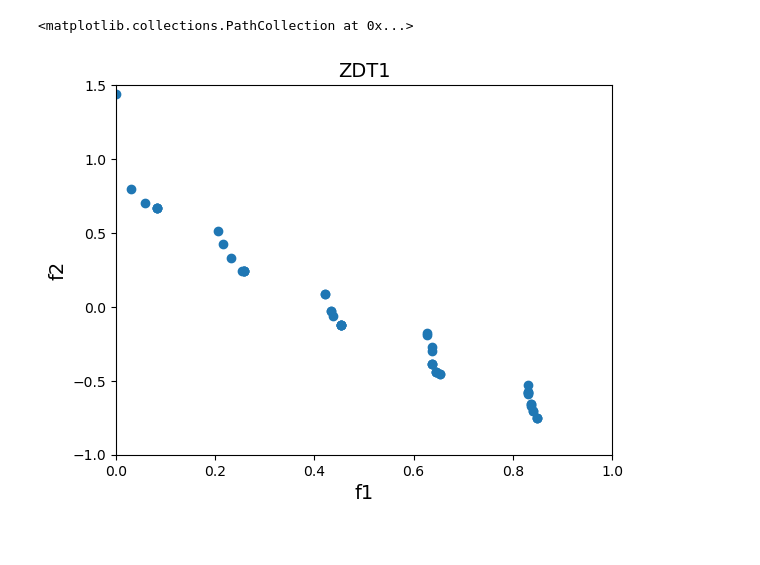
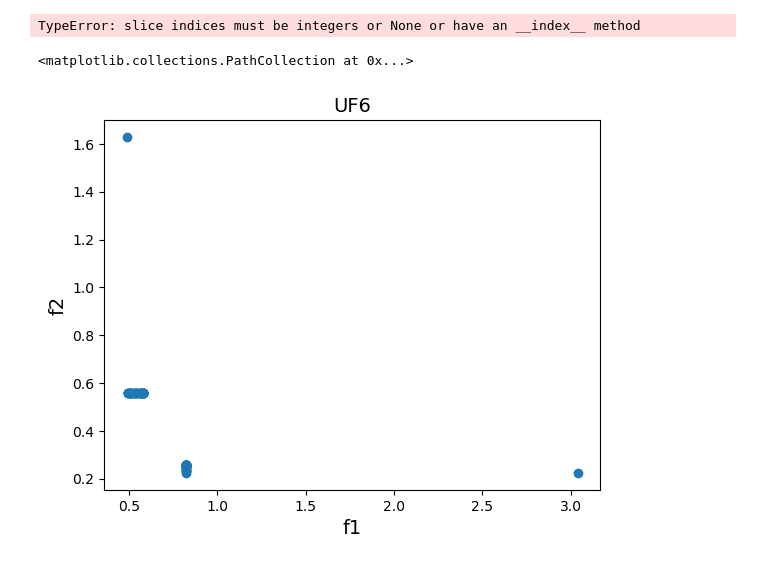
Before and after one commit to ando0831/MOEAD, a Jupyter notebook: test.ipynb, the cells around one changed output. Drawn from its saved outputs; the diff is of its cells as text; code cells hidden in the pictures.

```diff
--- a/test.ipynb
+++ b/test.ipynb
@@ -1,36 +1,46 @@
 # %%
 import numpy as np
+import random
 from MOEAD import MOEAD
-from Problem import ZDT1, ZDT3
+from Problem import ZDT1, ZDT2, ZDT3, ZDT4, UF6
 
-problem = ZDT3() # 問題
-pop_size = 50 # 個体数
-n_gen = 100 # 世代数
-n_var = 30 # 設計変数
+seed = 42 # seed
+np.random.seed(seed), random.seed(seed)
+n_var = 10 # 設計変数
+problem = UF6(n_var=n_var) # 問題
+pop_size = 1000 # 個体数
+n_gen = 10000 # 世代数
+n_neighbors = int(pop_size / 10)
 
 # 初期解
-population = [np.random.rand(n_var) for _ in range(pop_size)]
+population = problem.generate_pop(pop_size)
+#print(population)
 
-res = MOEAD(pop_size=pop_size)
+res = MOEAD(pop_size=pop_size,
+            n_neighbors=n_neighbors)
 res.optimize(Problem=problem,
              population=population,
              n_gen=n_gen)
 
+X = res.get_X() # 変数値を取得
 F = res.get_F() # 関数値を取得
+#print(X)
 #print(F)
+# %% [output]
+TypeError: slice indices must be integers or None or have an __index__ method
 # %%
 # --- 散布図 ---
 import matplotlib.pyplot as plt
 
 fig = plt.figure()
 ax = fig.add_subplot(1, 1, 1)
 plt.xlabel("f1", fontsize=14)
 plt.ylabel("f2", fontsize=14)
-plt.title("ZDT1", fontsize=14)
-plt.xlim(0,1)
-plt.ylim(-1,1.5)
+plt.title(problem.__class__.__name__, fontsize=14)
+#plt.xlim(0,1)
+#plt.ylim(-1,1.5)
 
 plt.scatter(F[:, 0], F[:, 1])    # 全解を表示
 # %% [output]
 <matplotlib.collections.PathCollection at 0x...>
-[figure, old version]
+[figure, new version]
```
Also changed, not shown: parts of 1 cell of this notebook, 4 other files.
